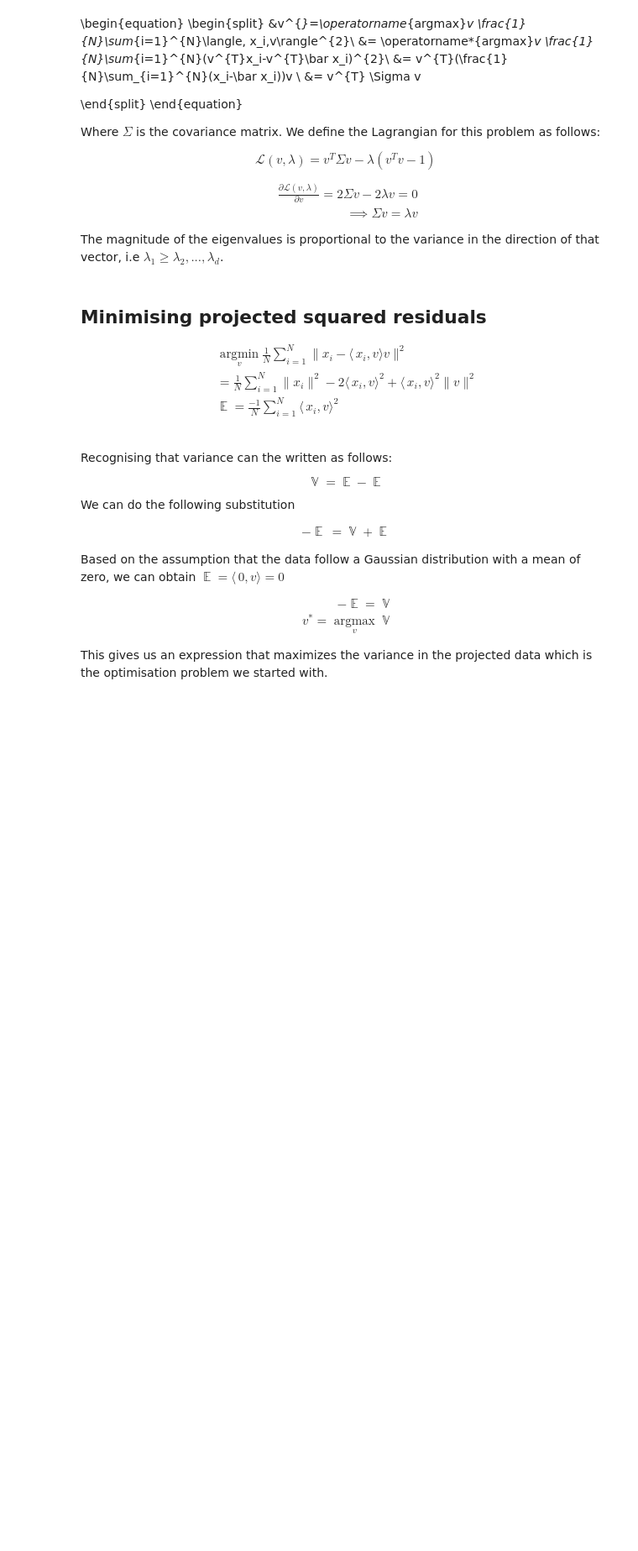
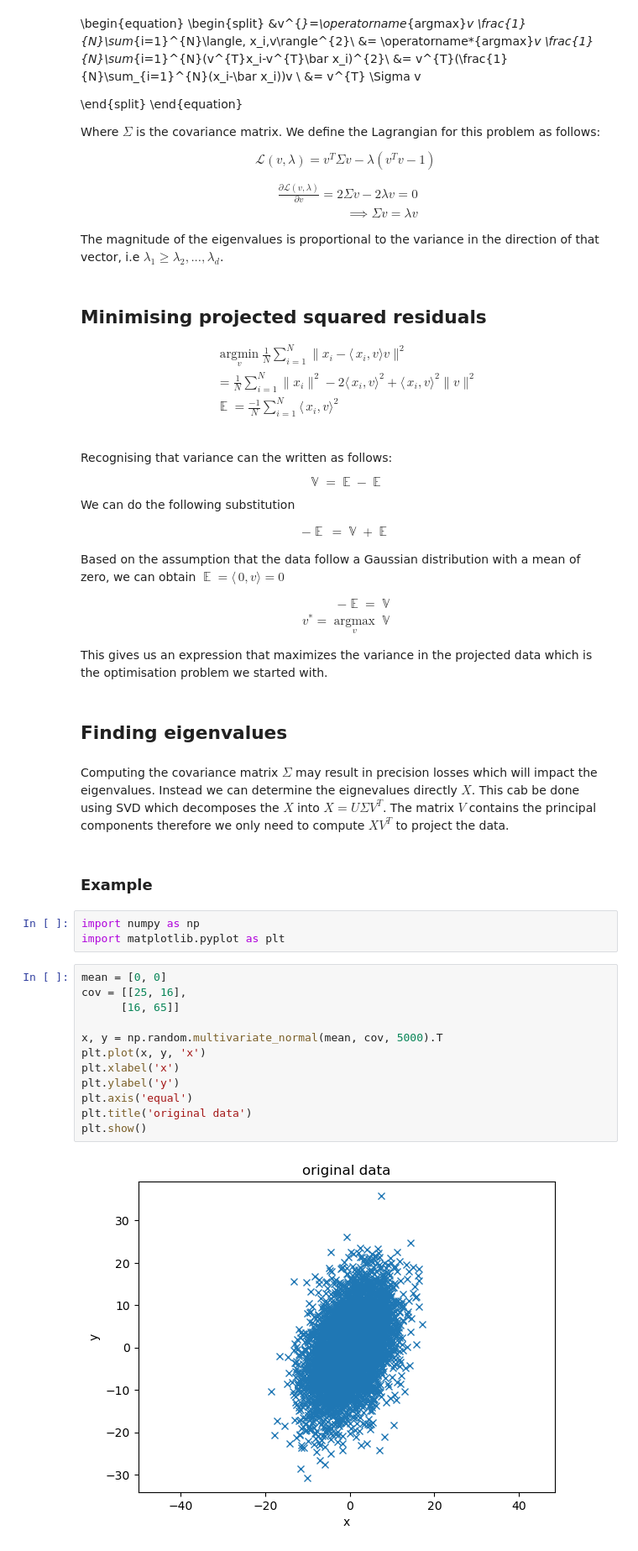
Before and after one commit to SboneloMdluli/Financial-Engineering-Forum-Posts, a Jupyter notebook: pca.ipynb, the cells around one changed output. Shown at 84% size. Drawn from its saved outputs; the diff is of its cells as text; blank space fills up the shorter version.

Commit message:
Add PCA example

```diff
--- a/pca.ipynb
+++ b/pca.ipynb
@@ -73,3 +73,26 @@ v^{*} =\operatorname*{argmax}_v \mathop{\mathbb{V}(\langle\,x,v\rangle)}
 
 
 This gives us an expression that maximizes the variance in the projected data which is the optimisation problem we started with.
+# %% [markdown]
+## Finding eigenvalues
+# %% [markdown]
+Computing the covariance matrix $\Sigma$ may result in precision losses which will impact the eigenvalues. Instead we can determine the eignevalues directly $X$. This cab be done using SVD which decomposes the $X$ into $X = U\Sigma V^T$. The matrix $V$ contains the principal components therefore we only need to compute $XV^T$ to project the data.
+# %% [markdown]
+### Example
+# %%
+import numpy as np
+import matplotlib.pyplot as plt
+# %%
+mean = [0, 0]
+cov = [[25, 16],
+      [16, 65]]
+
+x, y = np.random.multivariate_normal(mean, cov, 5000).T
+plt.plot(x, y, 'x')
+plt.xlabel('x')
+plt.ylabel('y')
+plt.axis('equal')
+plt.title('original data')
+plt.show()
+# %% [output]
+[figure, added]
```
Also changed, not shown: parts of 8 cells of this notebook.
